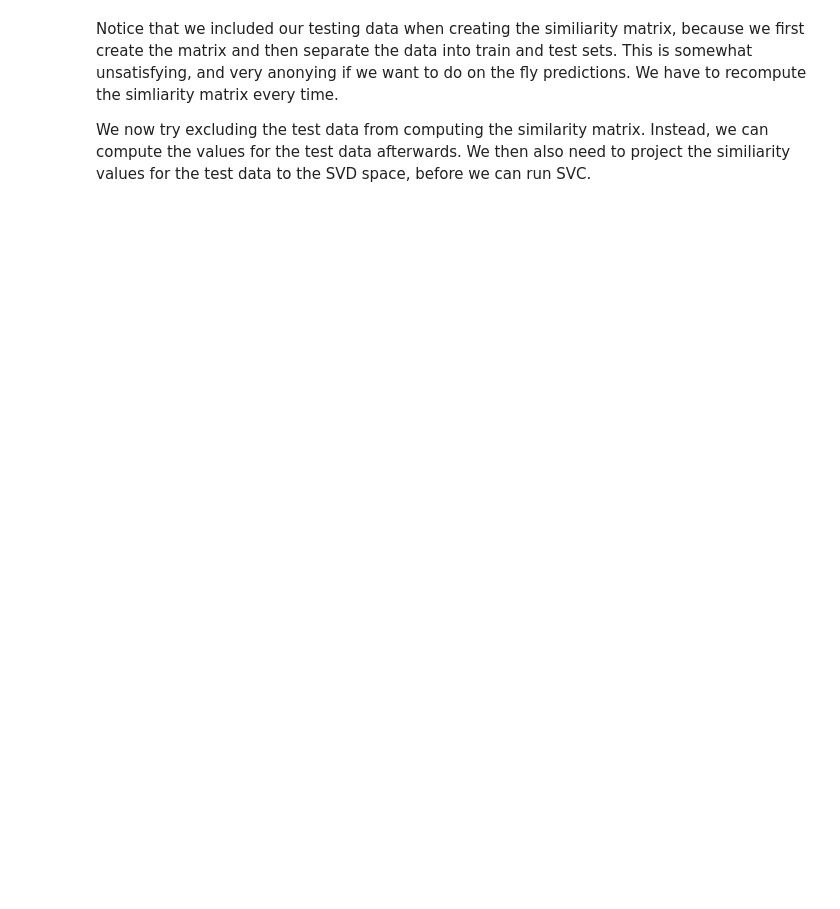
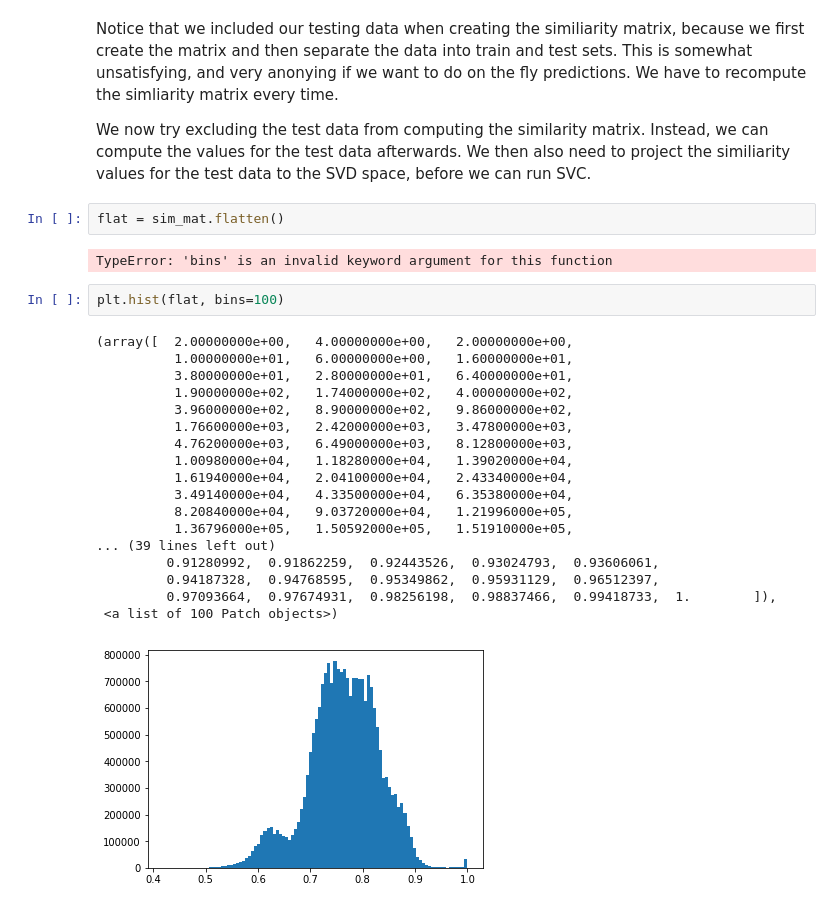
Before and after one commit to mlberkeley/DNA-Sequencing, a Jupyter notebook: SVC_Final.ipynb, the cells around one changed output. Cells and saved outputs as stored; diff of their text form; blank space fills up the shorter version.

```diff
--- a/SVC_Final.ipynb
+++ b/SVC_Final.ipynb
@@ -310,3 +328,28 @@ Full similarity matrix:
 Notice that we included our testing data when creating the similiarity matrix, because we first create the matrix and then separate the data into train and test sets. This is somewhat unsatisfying, and very anonying if we want to do on the fly predictions. We have to recompute the simliarity matrix every time.
 
 We now try excluding the test data from computing the similarity matrix. Instead, we can compute the values for the test data afterwards. We then also need to project the similiarity values for the test data to the SVD space, before we can run SVC.
+# %%
+flat = sim_mat.flatten()
+# %% [output]
+TypeError: 'bins' is an invalid keyword argument for this function
+# %%
+plt.hist(flat, bins=100)
+# %% [output]
+(array([  2.00000000e+00,   4.00000000e+00,   2.00000000e+00,
+          1.00000000e+01,   6.00000000e+00,   1.60000000e+01,
+          3.80000000e+01,   2.80000000e+01,   6.40000000e+01,
+          1.90000000e+02,   1.74000000e+02,   4.00000000e+02,
+          3.96000000e+02,   8.90000000e+02,   9.86000000e+02,
+          1.76600000e+03,   2.42000000e+03,   3.47800000e+03,
+          4.76200000e+03,   6.49000000e+03,   8.12800000e+03,
+          1.00980000e+04,   1.18280000e+04,   1.39020000e+04,
+          1.61940000e+04,   2.04100000e+04,   2.43340000e+04,
+          3.49140000e+04,   4.33500000e+04,   6.35380000e+04,
+          8.20840000e+04,   9.03720000e+04,   1.21996000e+05,
+          1.36796000e+05,   1.50592000e+05,   1.51910000e+05,
+... (39 lines left out)
+         0.91280992,  0.91862259,  0.92443526,  0.93024793,  0.93606061,
+         0.94187328,  0.94768595,  0.95349862,  0.95931129,  0.96512397,
+         0.97093664,  0.97674931,  0.98256198,  0.98837466,  0.99418733,  1.        ]),
+ <a list of 100 Patch objects>)
+[figure, added]
```
Also changed, not shown: parts of 16 cells of this notebook.
